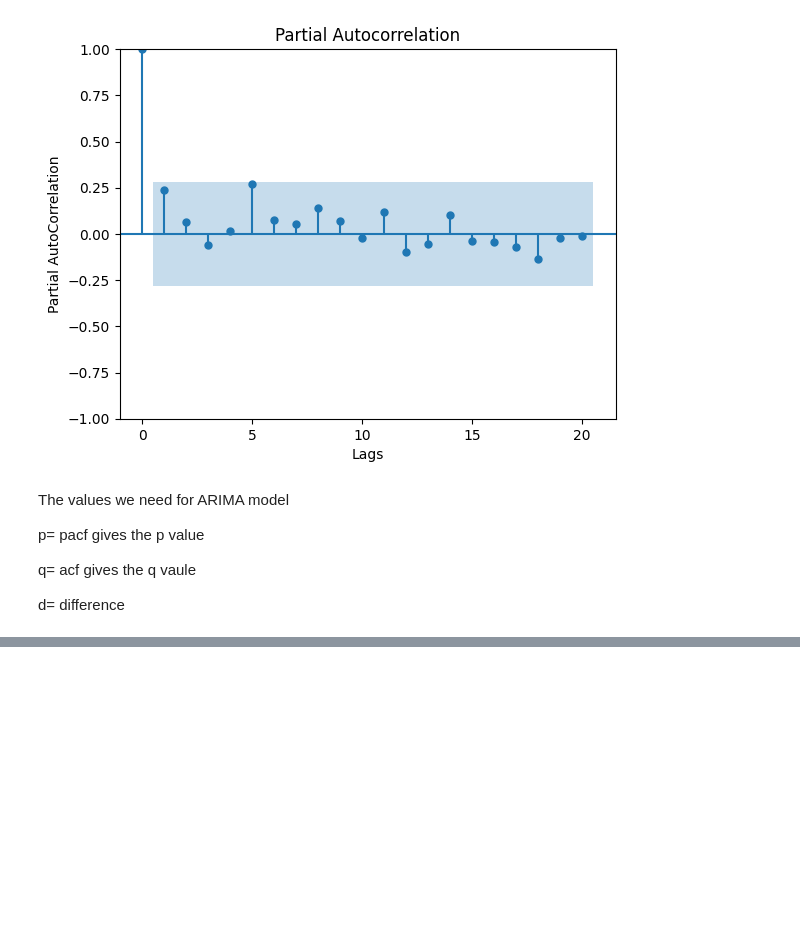
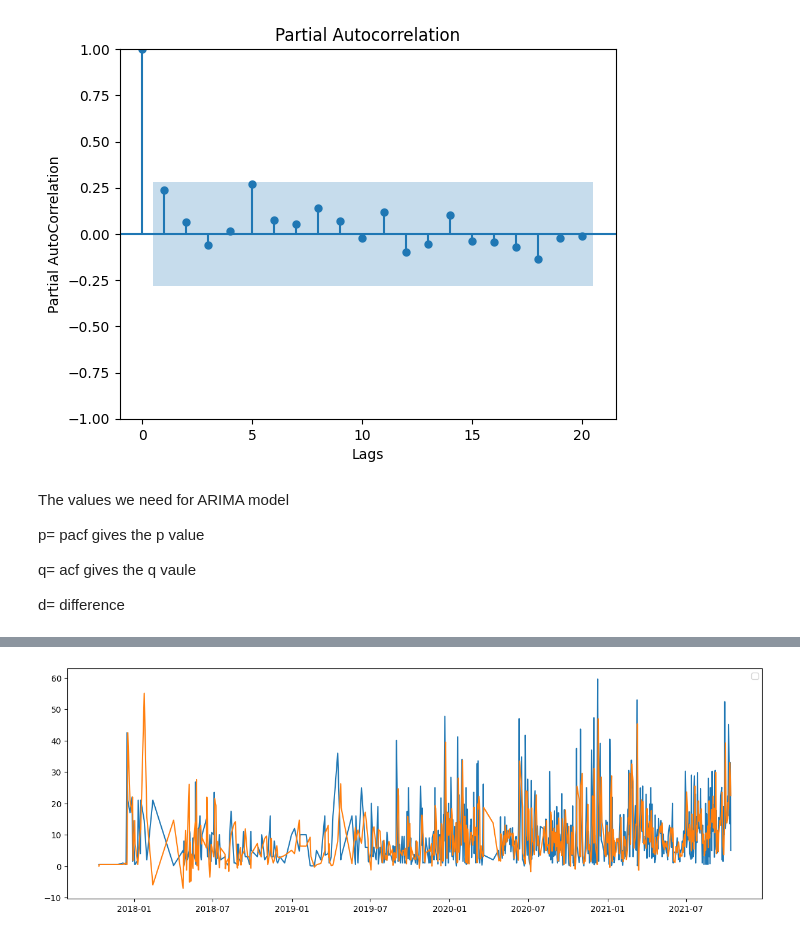
Before and after one commit to Girawale-Sanket/Time-Series-Assignment, a Jupyter notebook: TSA_LAB1.ipynb, the cells around one changed output, grey strips where cells are left out. Saved outputs shown, nothing was run; the diff lists cells and outputs as text; code cells hidden in the pictures; blank space fills up the shorter version.

```diff
--- a/TSA_LAB1.ipynb
+++ b/TSA_LAB1.ipynb
@@ -177,0 +210,8 @@ d= difference
+# %%
+model=sm.tsa.statespace.SARIMAX(data['Sales Qty 5Y'], order=(1,1,0), seasonal_order=(0,1,1,12),trend='c')
+# %%
+start_params=np.r_[[0]*(model.k_params-1),1] #params is used to take data as per index
+model1=model.fit(start_params=start_params)
+# %%
+#testing the model using inbuilt method predict()
+data['forecasted Value']=model1.predict(start=0, end=len(data["Sales Qty 5Y"])-1)
@@ -178,3 +228,10 @@ d= difference
+# %%
+plt.figure(figsize=(15,5))
+plt.plot(data[['Sales Qty 5Y','forecasted Value']])
+plt.legend()
+plt.show()
+# %% [output]
+[figure, added]
 # %%
 !pip install pmdarima
 # %% [output]
```
Also changed, not shown: parts of 10 cells of this notebook.
